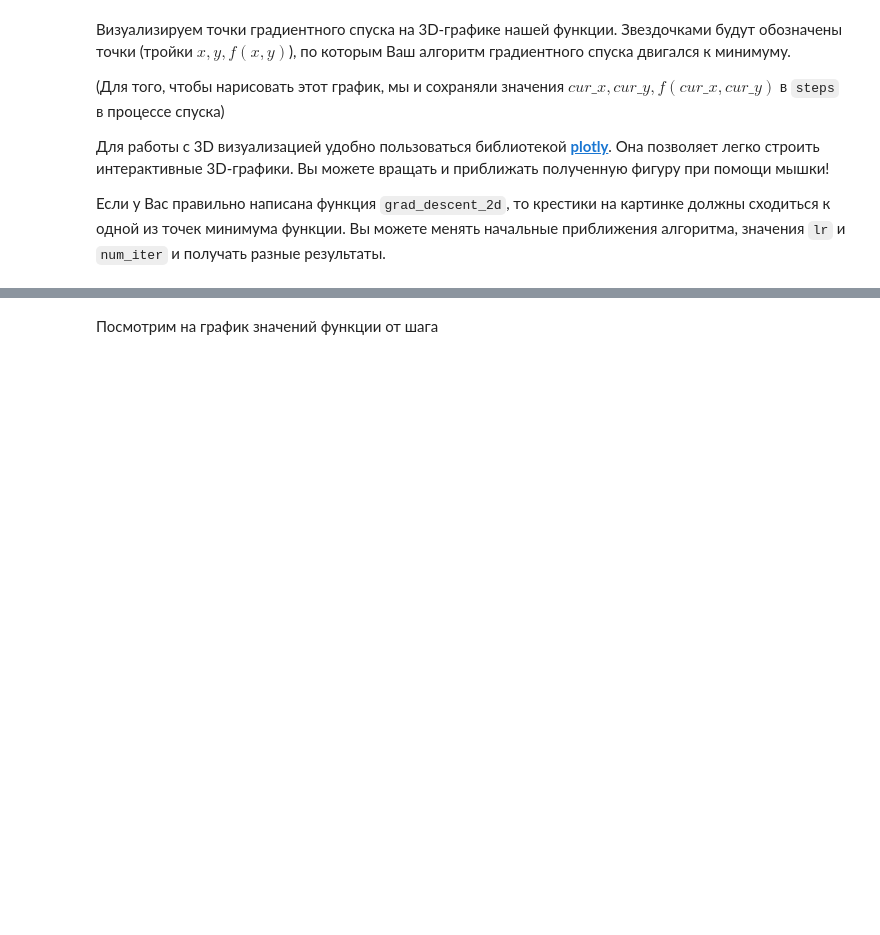
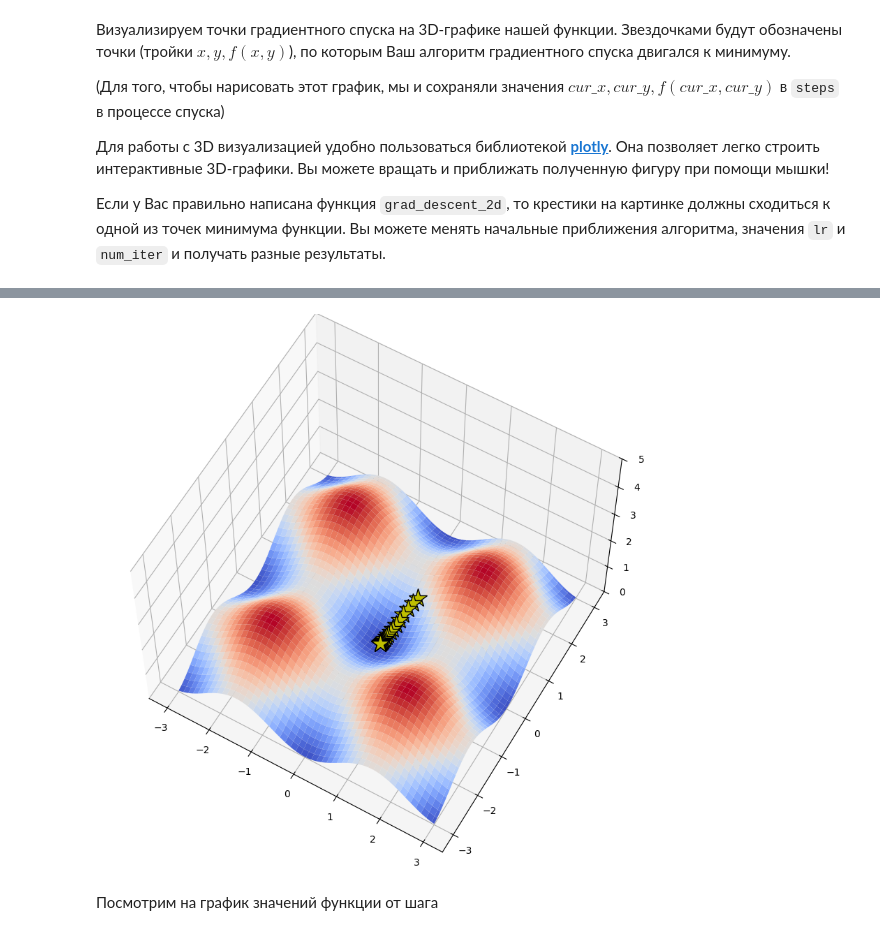
Before and after one commit to vrilphoton/DLS_Fall_25_1st_semester, a Jupyter notebook: hw_2_linear_models.ipynb, the cells around one changed output, grey strips where cells are left out. Drawn from its saved outputs; the diff is of its cells as text; code cells hidden in the pictures; blank space fills up the shorter version.

```diff
--- a/hw_2_linear_models.ipynb
+++ b/hw_2_linear_models.ipynb
@@ -171,32 +192,34 @@ fig.show();
 # %%
 # %matplotlib osx
 
 from mpl_toolkits.mplot3d import Axes3D
 import matplotlib.pyplot as plt
 from matplotlib import cm
 import numpy as np
 
 path = []
 
 X, Y = np.meshgrid(np.linspace(-3, 3, 100), np.linspace(-3, 3, 100))
 
 fig = plt.figure(figsize=(16, 10))
-ax = fig.gca(projection='3d')
+ax = fig.add_subplot(111, projection='3d')
 
 zs = np.array([f(np.array([x,y]))
               for x, y in zip(np.ravel(X), np.ravel(Y))])
 Z = zs.reshape(X.shape)
 
 
 ax.plot_surface(X, Y, Z, cmap=cm.coolwarm, zorder=2)
 
 ax.plot(xs=steps[:, 0], ys=steps[:, 1], zs=steps[:, 2],
         marker='*', markersize=20, zorder=3,
         markerfacecolor='y', lw=3, c='black')
 
 ax.set_zlim(0, 5)
 ax.view_init(elev=60)
 plt.show()
+# %% [output]
+[figure, added]
 # %% [markdown]
 Посмотрим на график значений функции от шага
 # %%
```
Also changed, not shown: parts of 3 cells of this notebook.
